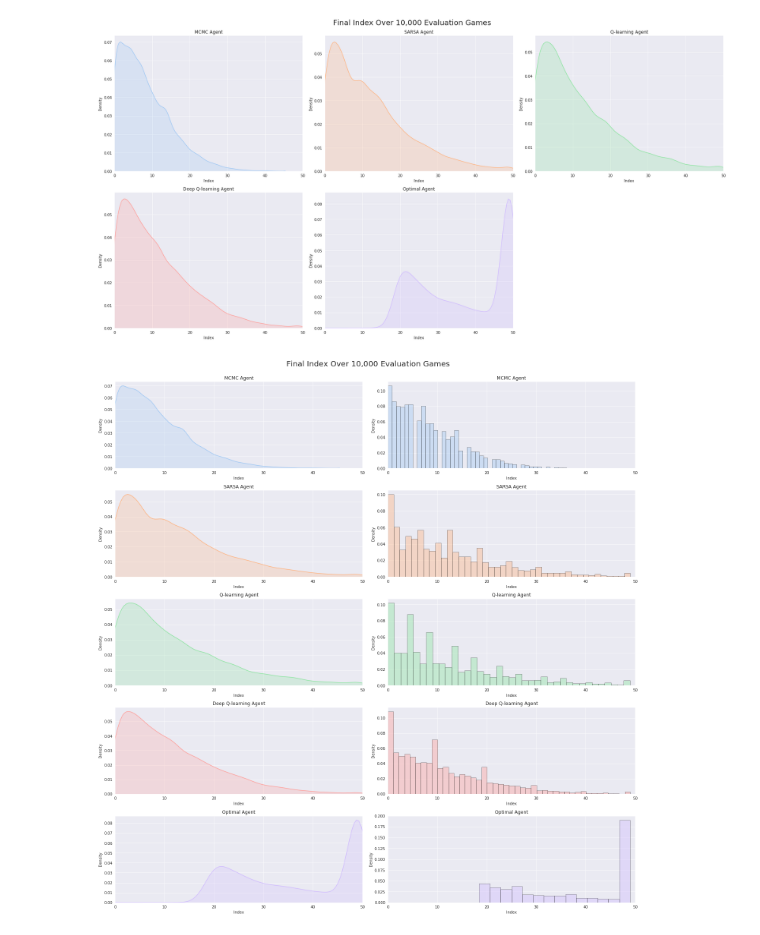
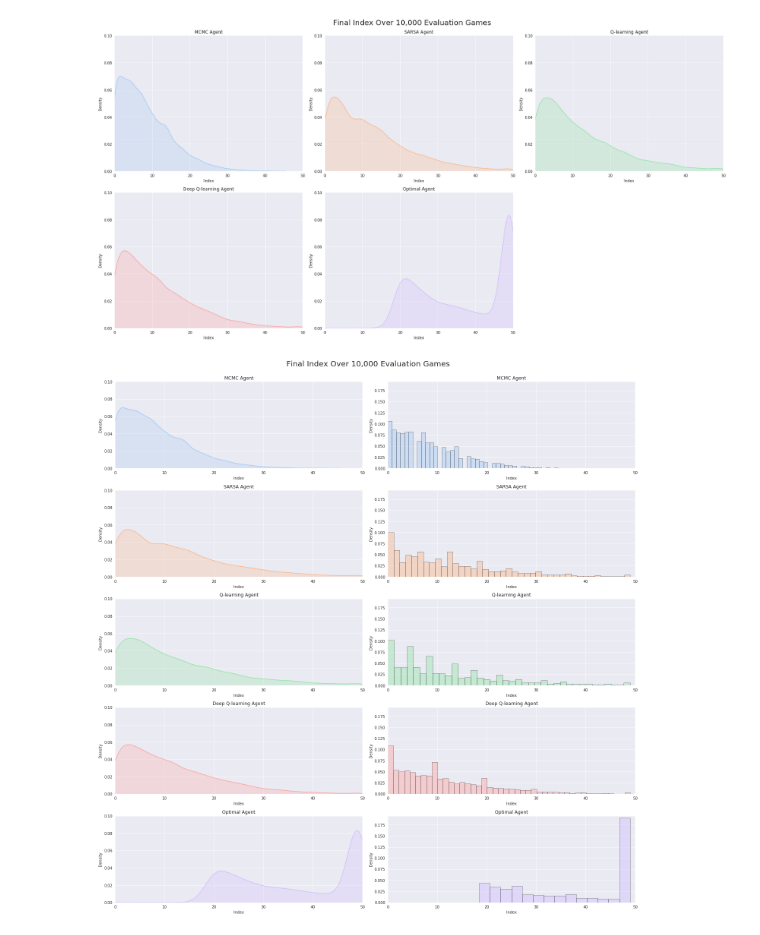
Before and after one commit to EricaHD/GettingGoodAtGoogol, a Jupyter notebook: visualizeResults.ipynb, the cells around one changed output. Cells and saved outputs as stored; diff of their text form; code cells hidden in the pictures.

```diff
--- a/visualizeResults.ipynb
+++ b/visualizeResults.ipynb
@@ -52,6 +52,7 @@ for i, col in enumerate(res_df):
                  hist_kws={'edgecolor':'black'},
                  label=agent_names[i],
                  axlabel='Index')
+    plt.ylim((0, .195))
     plt.xlim((0, 50))
     plt.xlabel("Index")
     plt.ylabel("Density")
@@ -73,6 +74,7 @@ for i, col in enumerate(res_df):
                     title='{} Agent'.format(agent_names[i]),
                     xlabel='Index',
                     ylabel='Density',
+                    ylim=(0, .195),
                     xlim=(0,50))
     sns.distplot(res_df[col], hist=True, kde=False, norm_hist=True,
                  color=current_palette[i],
@@ -94,6 +96,7 @@ for i, col in enumerate(res_df):
                  color=current_palette[i],
                  kde_kws={'shade':True},
                  axlabel='Index')
+    plt.ylim((0, .1))
     plt.xlim((0, 50))
     plt.xlabel("Index")
     plt.ylabel("Density")
@@ -115,6 +118,7 @@ for i, col in enumerate(res_df):
                     title='{} Agent'.format(agent_names[i]),
                     xlabel='Index',
                     ylabel='Density',
+                    ylim=(0,.1),
                     xlim=(0, 50))
     sns.distplot(res_df[col], hist=False,
                  color=current_palette[i],
@@ -125,36 +129,38 @@ fig.tight_layout()
 fig.suptitle('Final Index Over 10,000 Evaluation Games', y=1.02, fontsize=20)
 fig.savefig("viz/density/density_facet.png")
 # %% [output]
-[figure, old version]
+[figure, new version]
 # %%
 fig = plt.figure(figsize=(20,20))
 fig.suptitle('Final Index Over 10,000 Evaluation Games', y=1.02, fontsize=20)
 
 for i, col in enumerate(res_df):
     fig.add_subplot(5, 2, 2*i+1,
                     title='{} Agent'.format(agent_names[i]),
                     xlabel='Index',
                     ylabel='Density',
+                    ylim=(0,.1),
                     xlim=(0,50))
     sns.distplot(res_df[col], hist=False,
                  color=current_palette[i],
                  kde_kws={'shade':True},
                  axlabel='Index')
     fig.add_subplot(5, 2, 2*i+2,
                     title='{} Agent'.format(agent_names[i]),
                     xlabel='Index',
                     ylabel='Density',
+                    ylim=(0, .195),
                     xlim=(0,50))
     sns.distplot(res_df[col], hist=True, kde=False, norm_hist=True,
                  color=current_palette[i],
                  hist_kws={'edgecolor':'black'},
                  axlabel='Index')
 
 #fig.subplots_adjust(top=0.85)
 fig.tight_layout()
 fig.savefig("viz/hist_density_combined.png")
 # %% [output]
-[figure, old version]
+[figure, new version]
 # %%
 fig = plt.figure(figsize=(20,12))
 
```
Also changed, not shown: parts of 5 cells of this notebook, 15 other files.
